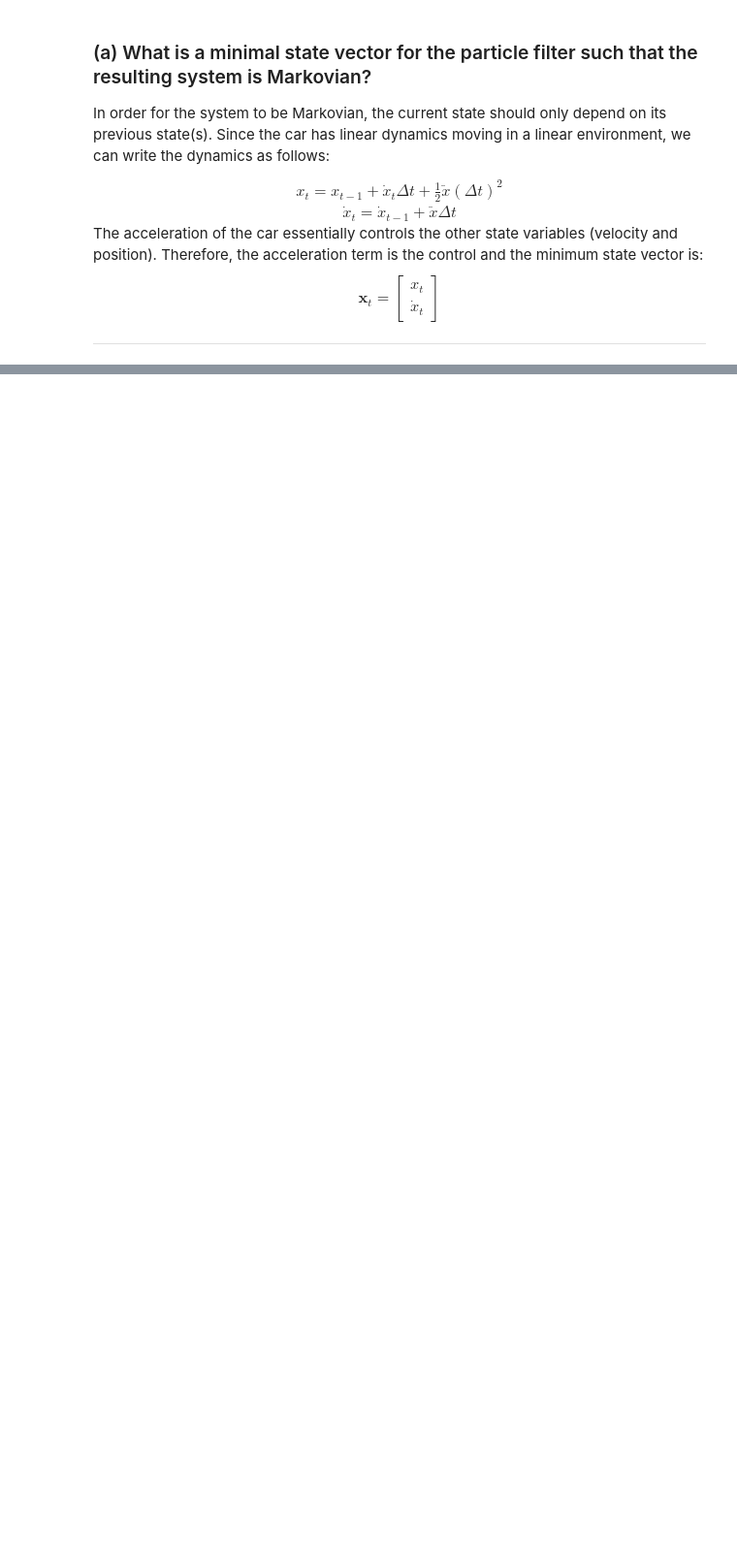
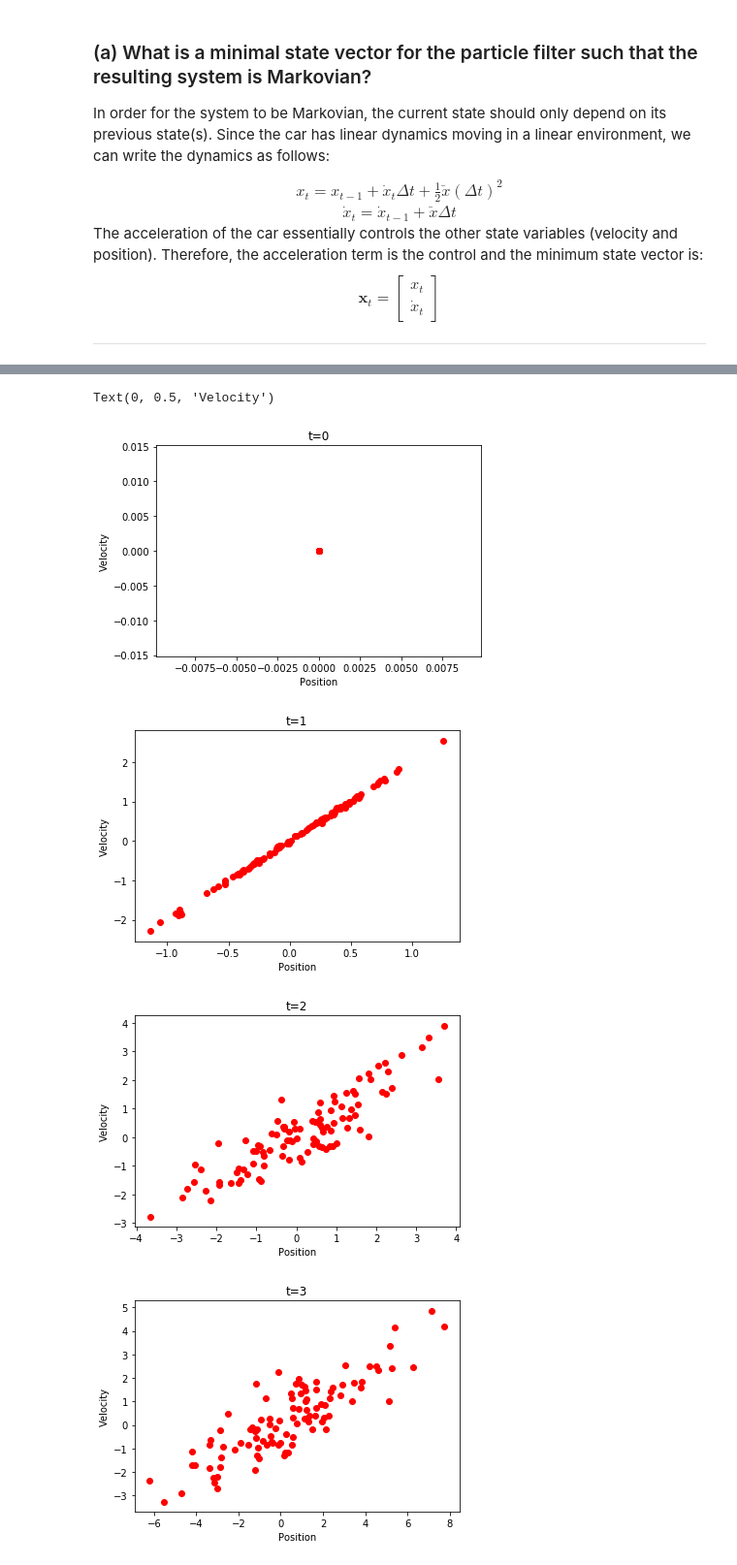
Before and after one commit to kaijones21/ME696, a Jupyter notebook: homework3.ipynb, the cells around one changed output, grey strips where cells are left out. Shown at 97% size. Cells and saved outputs as stored; diff of their text form; code cells hidden in the pictures; blank space fills up the shorter version.

Commit message:
Worked on homework 3. Need to finish last problem for 1.

```diff
--- a/homework3.ipynb
+++ b/homework3.ipynb
@@ -205,0 +205,65 @@ ax1.scatter(x_sample, xdot_sample, color='r')
+# %%
+mu = np.array([0,0])                   # mu
+A = np.array([[1., 1.],                # noise matrix
+             [0., 1.]])
+R = np.array([[1/4., 1/2.],            # noise covariance matrix
+              [1/2., 1.001]])
+M = 100                                # number of samples
+t = np.linspace(1, 5, 5)               # time t
+particles = np.zeros((len(t)+1, 2, M)) # create a t x 2 x M numpy array to store particles
+
+for t in t:
+    """
+    For every time t, generate M number of particles for the state vector x using the probability
+    transition function from problem (a).
+    """
+    t = int(t)
+    particles[t][0], particles[t][1] = np.dot(A, particles[t-1]) + np.random.multivariate_normal(mu,R,M).T
+
+fig1 = plt.figure()
+ax1 = fig1.add_subplot()
+ax1.scatter(particles[0][0], particles[0][1], color='r')
+ax1.set_title("t=0")
+ax1.set_xlabel('Position')
+ax1.set_ylabel('Velocity')
+
+fig2 = plt.figure()
+ax2 = fig2.add_subplot()
+ax2.scatter(particles[1][0], particles[1][1], color='r')
+ax2.set_title("t=1")
+ax2.set_xlabel('Position')
+ax2.set_ylabel('Velocity')
+
+fig3 = plt.figure()
+ax3 = fig3.add_subplot()
+ax3.scatter(particles[2][0], particles[2][1], color='r')
+ax3.set_title("t=2")
+ax3.set_xlabel('Position')
+ax3.set_ylabel('Velocity')
+
+fig4 = plt.figure()
+ax4 = fig4.add_subplot()
+ax4.scatter(particles[3][0], particles[3][1], color='r')
+ax4.set_title("t=3")
+ax4.set_xlabel('Position')
+ax4.set_ylabel('Velocity')
+
+fig5 = plt.figure()
+ax5 = fig5.add_subplot()
+ax5.scatter(particles[4][0], particles[4][1], color='r')
+ax5.set_title("t=4")
+ax5.set_xlabel('Position')
+ax5.set_ylabel('Velocity')
+
+fig6 = plt.figure()
+ax6 = fig6.add_subplot()
+ax6.scatter(particles[5][0], particles[5][1], color='r')
+ax6.set_title("t=5")
+ax6.set_xlabel('Position')
+ax6.set_ylabel('Velocity')
+# %% [output]
+Text(0, 0.5, 'Velocity')
+[figure, added]
+[figure, added]
+[figure, added]
+[figure, added]
```
Also changed, not shown: parts of 12 cells of this notebook.
